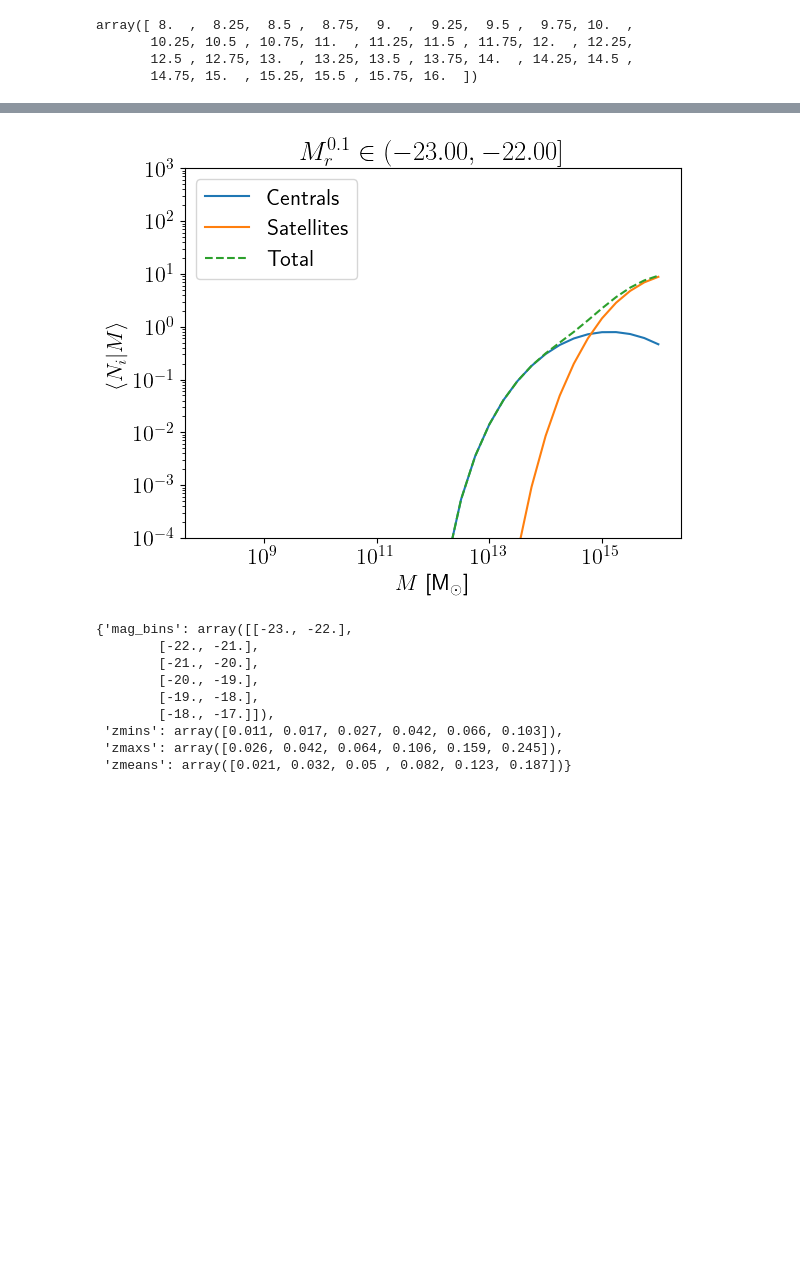
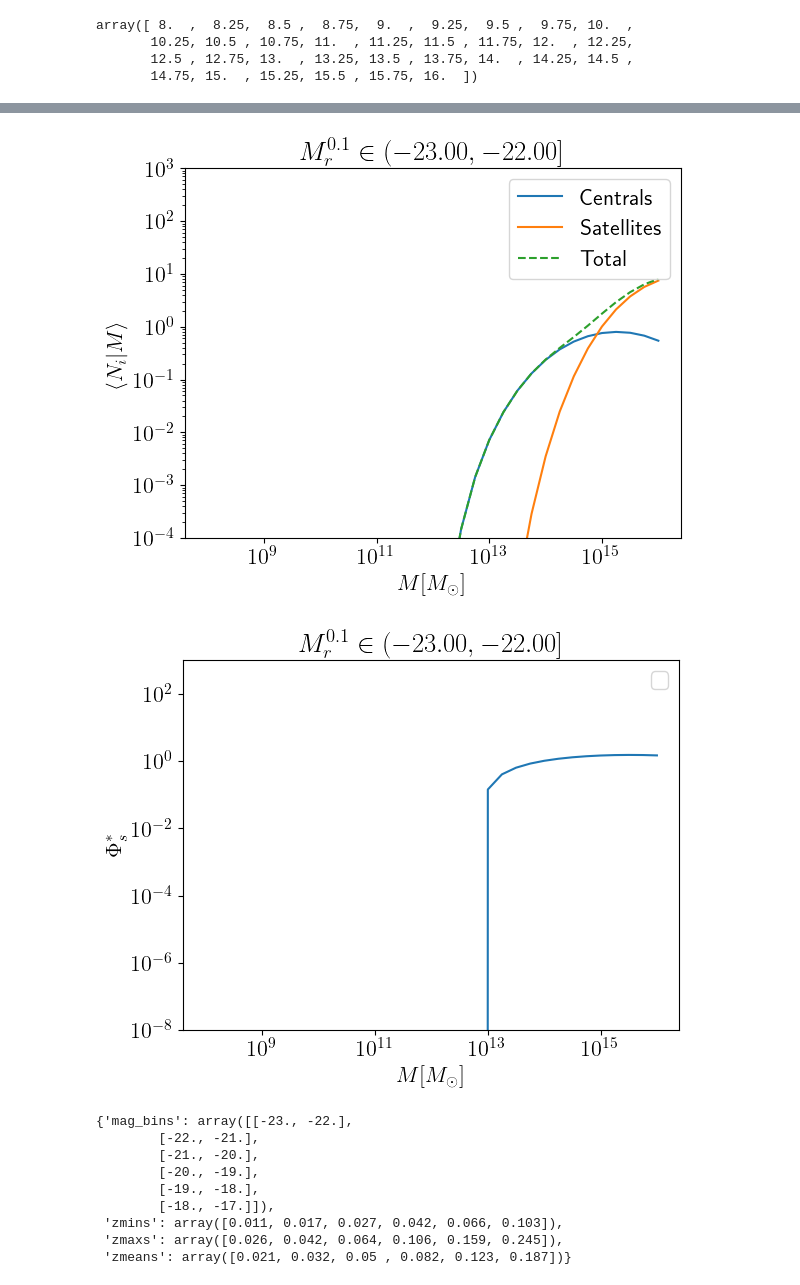
Before and after one commit to 0Navin0/CCLX, a Jupyter notebook: my_work/Cacciato_HOD.ipynb, the cells around one changed output, grey strips where cells are left out. Saved outputs shown, nothing was run; the diff lists cells and outputs as text; code cells hidden in the pictures; blank space fills up the shorter version.

```diff
--- a/my_work/Cacciato_HOD.ipynb
+++ b/my_work/Cacciato_HOD.ipynb
@@ -522,0 +348,9 @@ print(my_params, cacciato_med_pars, sep="\n\n")
+# %%
+h_indep_params = dict(log_L1=log_L1, log_L2=log_L2, **cacciato_med_pars)
+print(h_indep_params, cacciato_med_pars, sep="\n\n", end=f"\n{'----' * 10}\n")
+
+print("Correct values to pass to the Cacciato Class:")
+my_params = dict(
+    log_L1=log_L1 - 2 * logh, log_L2=log_L2 - 2 * logh, **cacciato_med_pars_h_dep
+)
+print(my_params, cacciato_med_pars_h_dep, sep="\n\n")
@@ -570,13 +413,26 @@ ax.loglog(M, Nc + Ns, "--", label="Total")
 # ax.loglog(10**logM, Ns, label='Satellites')
 ax.set_ylim(1e-4, 1e3)
 ax.legend()
-ax.set_xlabel("$M$ [M$_\odot$]")
+ax.set_xlabel(r"$M [M_\odot]$")
 ax.set_ylabel(r"$\langle N_i|M \rangle$")
 ax.set_title(rf"$M_{{r}}^{{0.1}}\in({bright:.2f},{faint:.2f}]$")
 # plt.savefig("Cacciato_HOD_Nc_Ns_vs_M.pdf", bbox_inches='tight', dpi=200)
 plt.show()
 # %% [output]
-[figure, old version]
+[figure, new version]
+# %%
+# Phi_star provides a cut-off HOD mass scale to avoid filling satellites to unphysical low masses.
+fig, ax = plt.subplots()
+ax.loglog(M, hod._log_phi_star_s(M))
+ax.set_ylim(1e-8, 1e3)
+ax.legend()
+ax.set_xlabel(r"$M [M_\odot]$")
+ax.set_ylabel(r"$\Phi_s^*$")
+ax.set_title(rf"$M_{{r}}^{{0.1}}\in({bright:.2f},{faint:.2f}]$")
+# plt.savefig("", bbox_inches='tight', dpi=200)
+plt.show()
+# %% [output]
+[figure, added]
 # %%
 sampleinfo
 # %% [output]
```
Also changed, not shown: parts of 29 cells of this notebook, 34 other files.
